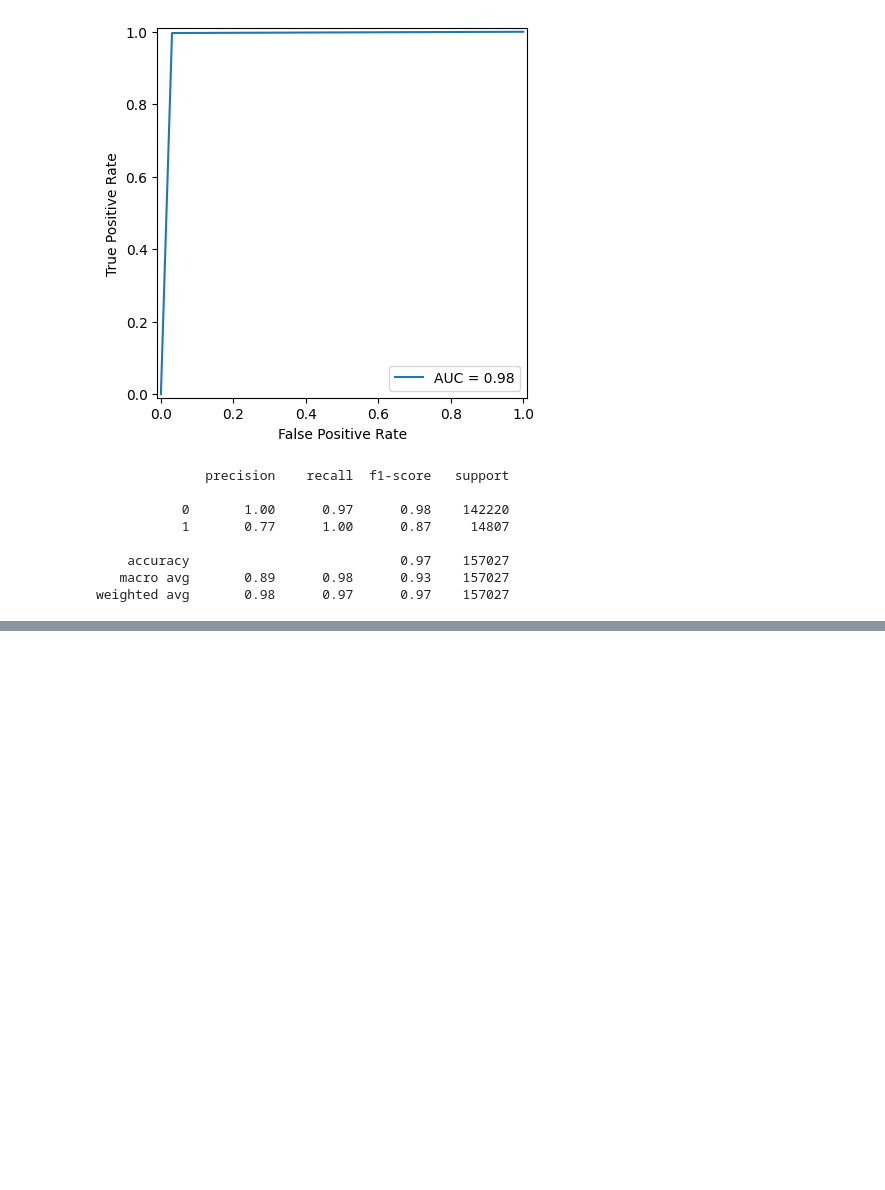
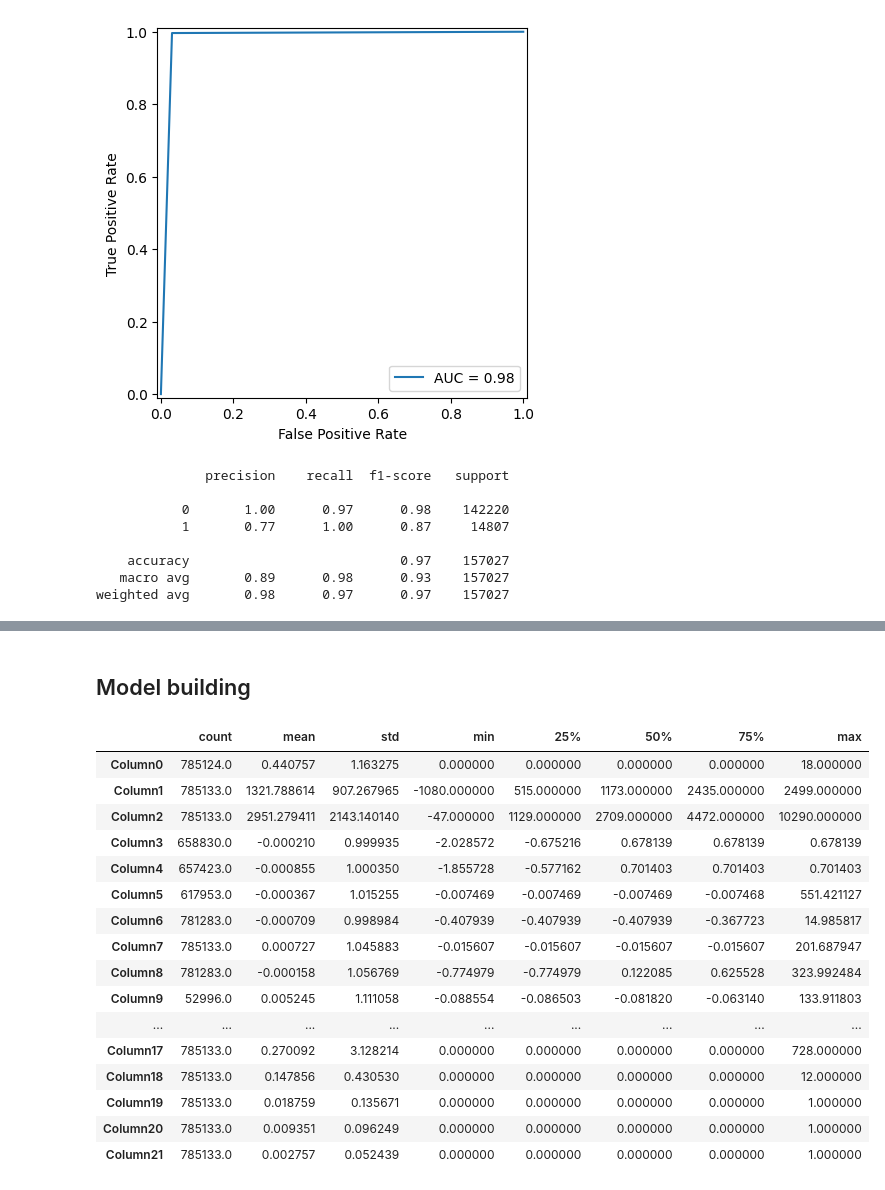
Before and after one commit to S84v/gst-analytics-hackathon, a Jupyter notebook: main.ipynb, the cells around one changed output, grey strips where cells are left out. Drawn from its saved outputs; the diff is of its cells as text; code cells hidden in the pictures; blank space fills up the shorter version.

```diff
--- a/main.ipynb
+++ b/main.ipynb
@@ -789,0 +837,22 @@ weighted avg       0.98      0.97      0.97    157027
+# %% [markdown]
+## Model building
+# %%
+xtrain.describe().T
+# %% [output]
+|  | count | mean | std | min | 25% | 50% | 75% | max |
+| Column0 | 785124.0 | 0.440757 | 1.163275 | 0.000000 | 0.000000 | 0.000000 | 0.000000 | 18.000000 |
+| Column1 | 785133.0 | 1321.788614 | 907.267965 | -1080.000000 | 515.000000 | 1173.000000 | 2435.000000 | 2499.000000 |
+| Column2 | 785133.0 | 2951.279411 | 2143.140140 | -47.000000 | 1129.000000 | 2709.000000 | 4472.000000 | 10290.000000 |
+| Column3 | 658830.0 | -0.000210 | 0.999935 | -2.028572 | -0.675216 | 0.678139 | 0.678139 | 0.678139 |
+| Column4 | 657423.0 | -0.000855 | 1.000350 | -1.855728 | -0.577162 | 0.701403 | 0.701403 | 0.701403 |
+| Column5 | 617953.0 | -0.000367 | 1.015255 | -0.007469 | -0.007469 | -0.007469 | -0.007468 | 551.421127 |
+| Column6 | 781283.0 | -0.000709 | 0.998984 | -0.407939 | -0.407939 | -0.407939 | -0.367723 | 14.985817 |
+| Column7 | 785133.0 | 0.000727 | 1.045883 | -0.015607 | -0.015607 | -0.015607 | -0.015607 | 201.687947 |
+| Column8 | 781283.0 | -0.000158 | 1.056769 | -0.774979 | -0.774979 | 0.122085 | 0.625528 | 323.992484 |
+| Column9 | 52996.0 | 0.005245 | 1.111058 | -0.088554 | -0.086503 | -0.081820 | -0.063140 | 133.911803 |
+| ... | ... | ... | ... | ... | ... | ... | ... | ... |
+| Column17 | 785133.0 | 0.270092 | 3.128214 | 0.000000 | 0.000000 | 0.000000 | 0.000000 | 728.000000 |
+| Column18 | 785133.0 | 0.147856 | 0.430530 | 0.000000 | 0.000000 | 0.000000 | 0.000000 | 12.000000 |
+| Column19 | 785133.0 | 0.018759 | 0.135671 | 0.000000 | 0.000000 | 0.000000 | 0.000000 | 1.000000 |
+| Column20 | 785133.0 | 0.009351 | 0.096249 | 0.000000 | 0.000000 | 0.000000 | 0.000000 | 1.000000 |
+| Column21 | 785133.0 | 0.002757 | 0.052439 | 0.000000 | 0.000000 | 0.000000 | 0.000000 | 1.000000 |
```
Also changed, not shown: parts of 23 cells of this notebook.
